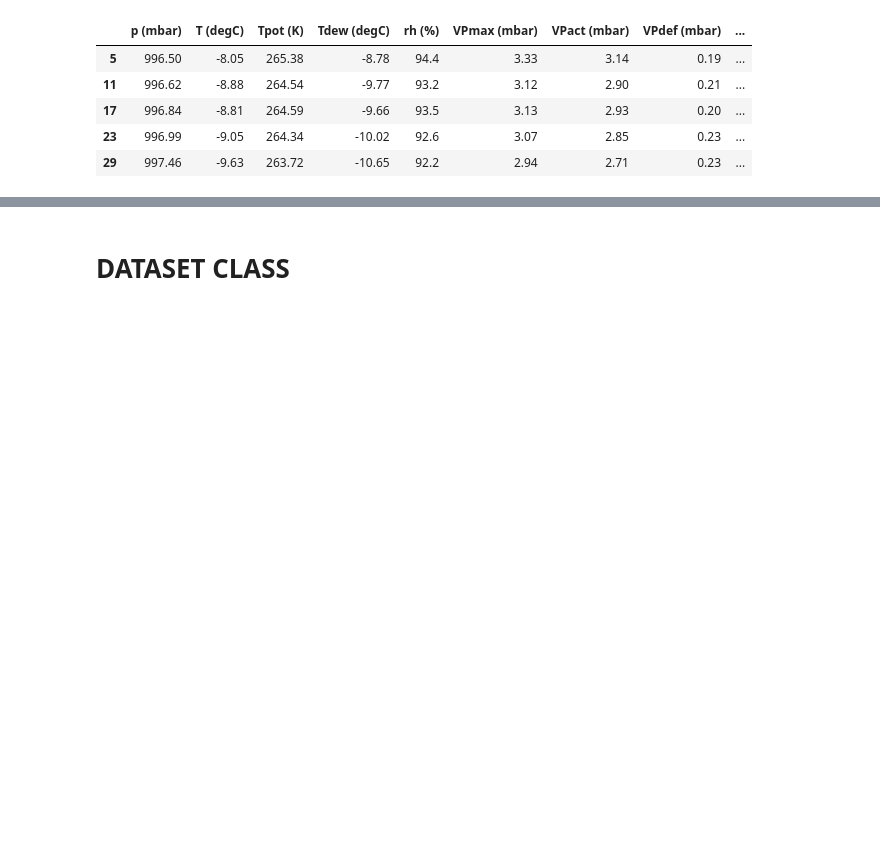
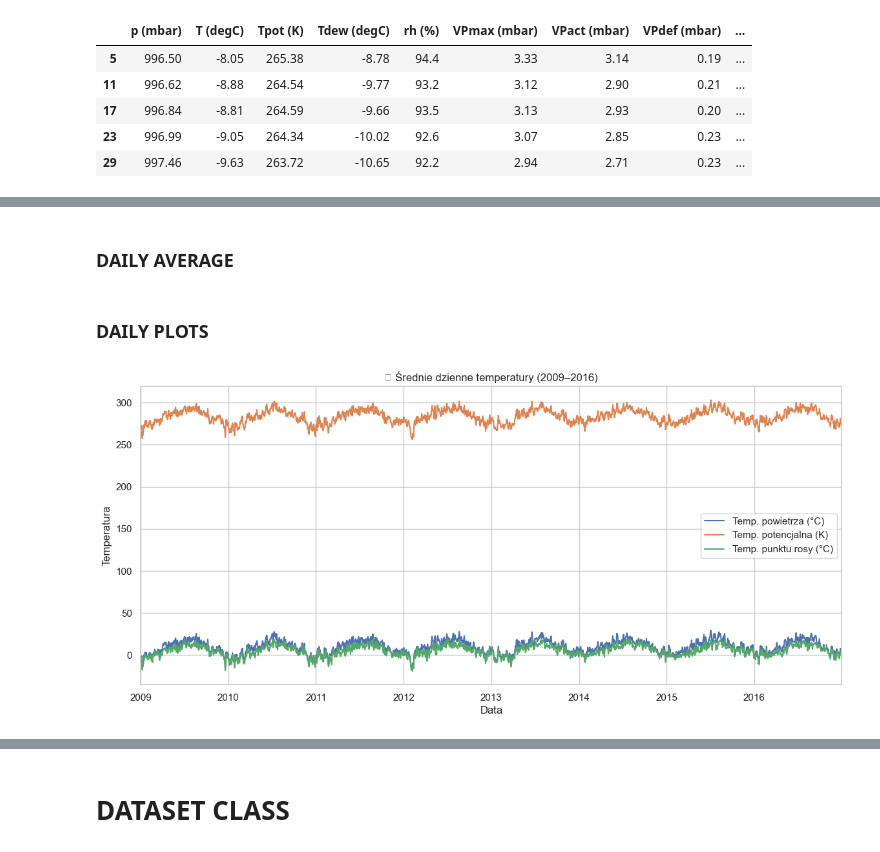
Before and after one commit to PeterSaletra/time-series-forecasting-rpi, a Jupyter notebook: main.ipynb, the cells around one changed output, grey strips where cells are left out. Cells and saved outputs as stored; diff of their text form; code cells hidden in the pictures; blank space fills up the shorter version.

```diff
--- a/main.ipynb
+++ b/main.ipynb
@@ -89,0 +164,15 @@ df.transpose()
+# %% [markdown]
+### DAILY AVERAGE
+# %%
+df_daily = df_temp.resample('D').mean()
+# %% [markdown]
+### DAILY PLOTS
+# %%
+df_daily.plot(title="📈 Średnie dzienne temperatury (2009–2016)")
+plt.ylabel("Temperatura")
+plt.xlabel("Data")
+plt.legend(["Temp. powietrza (°C)", "Temp. potencjalna (K)", "Temp. punktu rosy (°C)"])
+plt.grid(True)
+plt.show()
+# %% [output]
+[figure, added]
```
Also changed, not shown: parts of 33 cells of this notebook.
